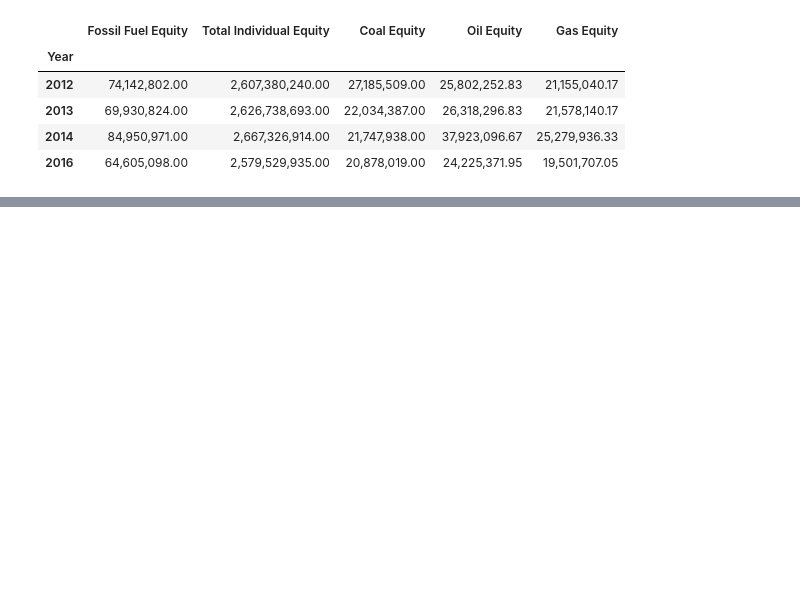
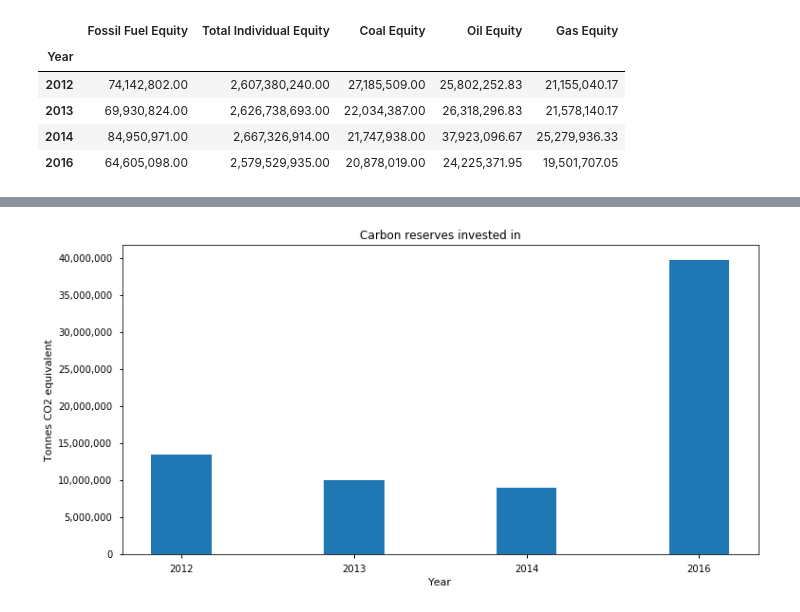
Before and after one commit to jimmycdunn/fossil-fuel-equity-finder, a Jupyter notebook: dev.ipynb, the cells around one changed output, grey strips where cells are left out. Cells and saved outputs as stored; diff of their text form; code cells hidden in the pictures; blank space fills up the shorter version.

```diff
--- a/dev.ipynb
+++ b/dev.ipynb
@@ -70,0 +135,4 @@ benchmark.plot_fossil_fuel_equity()
+# %%
+benchmark.plot_reserves()
+# %% [output]
+[figure, added]
```
Also changed, not shown: parts of 10 cells of this notebook, 1 other file.
